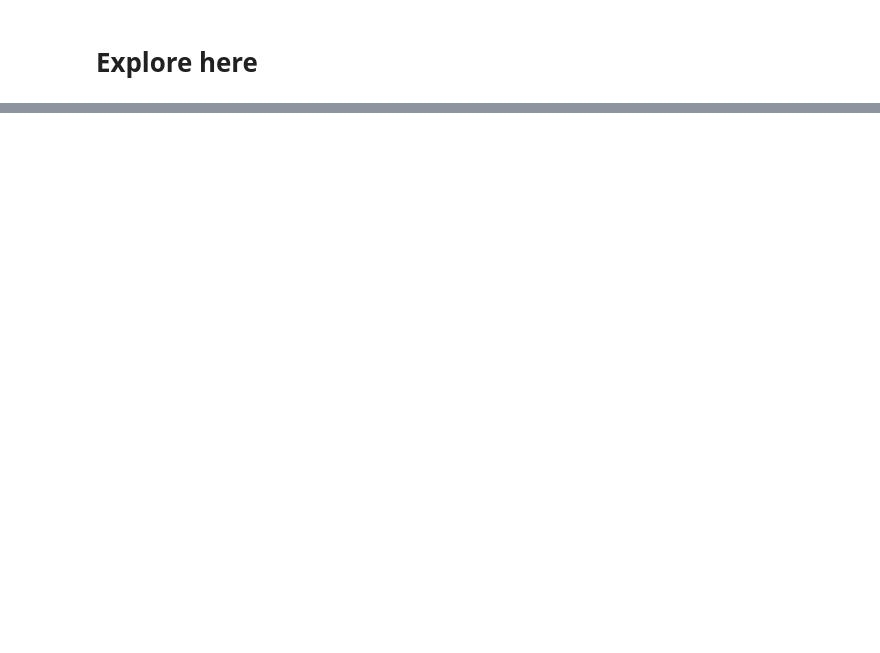
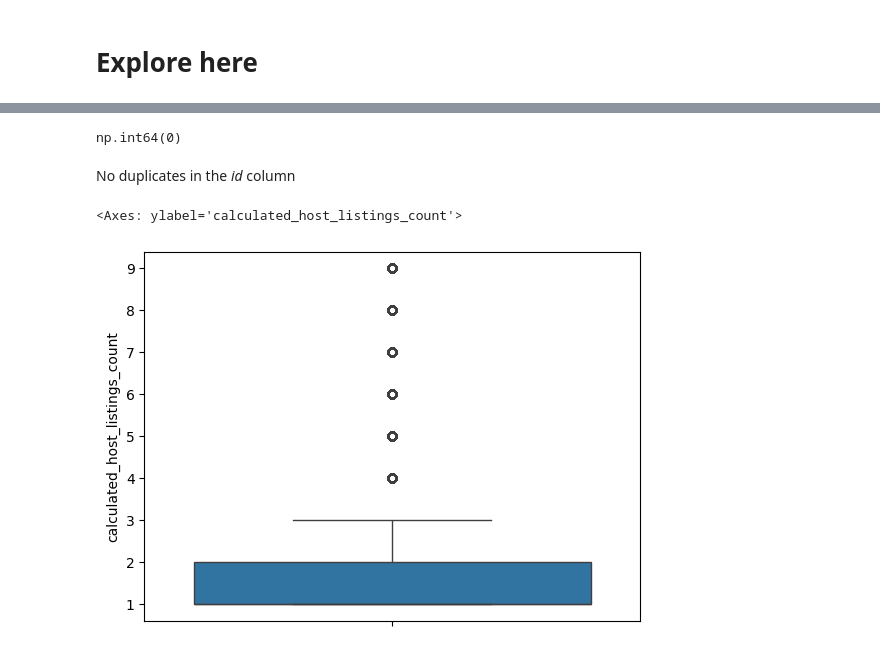
Before and after one commit to sosier01/data-preprocessing-tutorial, a Jupyter notebook: src/explore.ipynb, the cells around one changed output, grey strips where cells are left out. Saved outputs shown, nothing was run; the diff lists cells and outputs as text; code cells hidden in the pictures; blank space fills up the shorter version.

```diff
--- a/src/explore.ipynb
+++ b/src/explore.ipynb
@@ -84,2 +19,0 @@ def short_long_stay(x):
-# %%
-main_df["stay"] = main_df['minimum_nights'].apply(short_long_stay)
@@ -141,0 +74,13 @@ np.float64(225.31720104412346)
+# %%
+# checking for duplicates in id column
+main_df.drop("id", axis = 1).duplicated().sum()
+# %% [output]
+np.int64(0)
+# %% [markdown]
+No duplicates in the *id* column
+# %%
+# investigating number of listings
+sns.boxplot(main_df['calculated_host_listings_count'][main_df['calculated_host_listings_count']<10])
+# %% [output]
+<Axes: ylabel='calculated_host_listings_count'>
+[figure, added]
```
Also changed, not shown: parts of 66 cells of this notebook, 4 other files.
